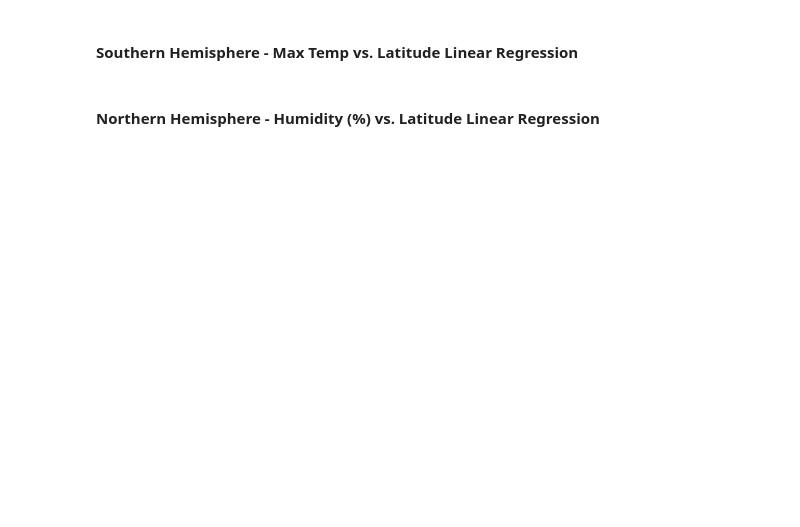
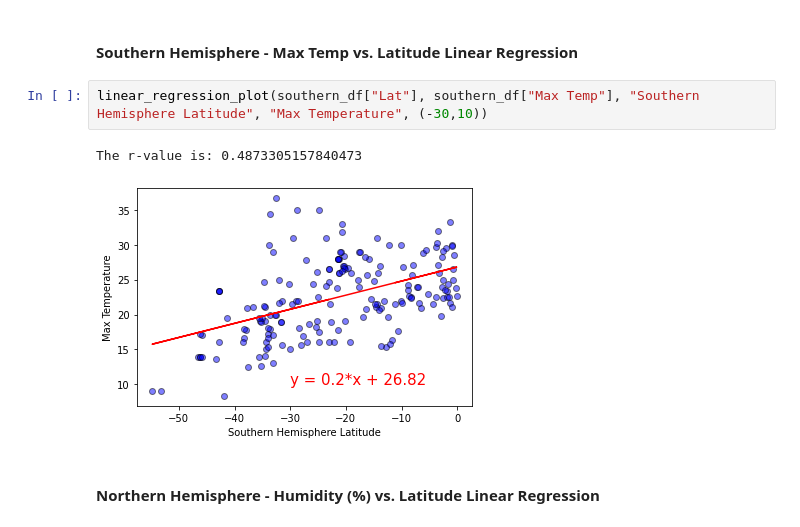
Before and after one commit to calvinluu96/python-api-challenge, a Jupyter notebook: WeatherPy/WeatherPy.ipynb, the cells around one changed output. Saved outputs shown, nothing was run; the diff lists cells and outputs as text; blank space fills up the shorter version.

```diff
--- a/WeatherPy/WeatherPy.ipynb
+++ b/WeatherPy/WeatherPy.ipynb
@@ -242,4 +280,9 @@ plt.savefig("LatVsWindSpeed.png")
 # %% [markdown]
 ####  Southern Hemisphere - Max Temp vs. Latitude Linear Regression
+# %%
+linear_regression_plot(southern_df["Lat"], southern_df["Max Temp"], "Southern Hemisphere Latitude", "Max Temperature", (-30,10))
+# %% [output]
+The r-value is: 0.4873305157840473
+[figure, added]
 # %% [markdown]
 ####  Northern Hemisphere - Humidity (%) vs. Latitude Linear Regression
```
Also changed, not shown: parts of 9 cells of this notebook.
